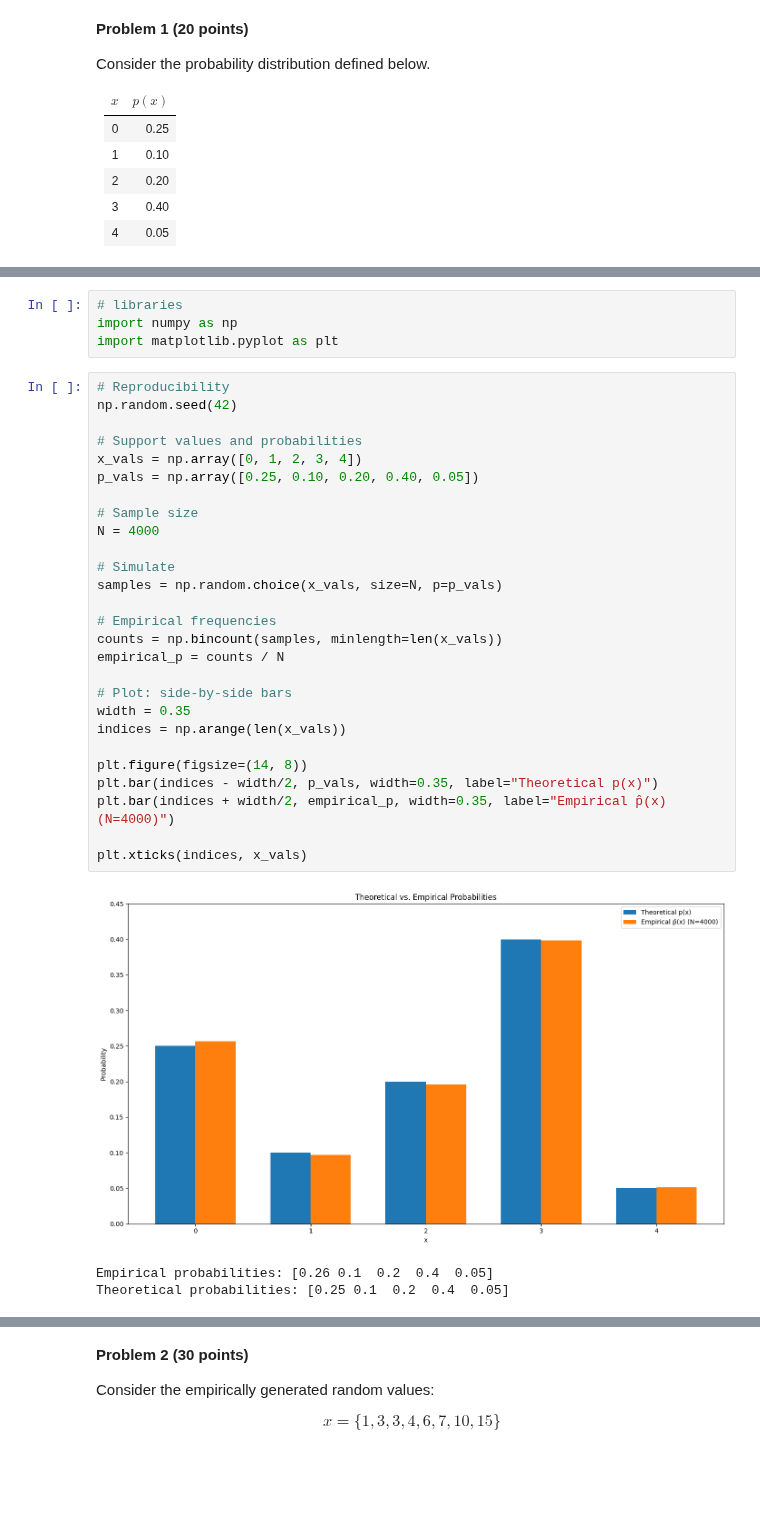
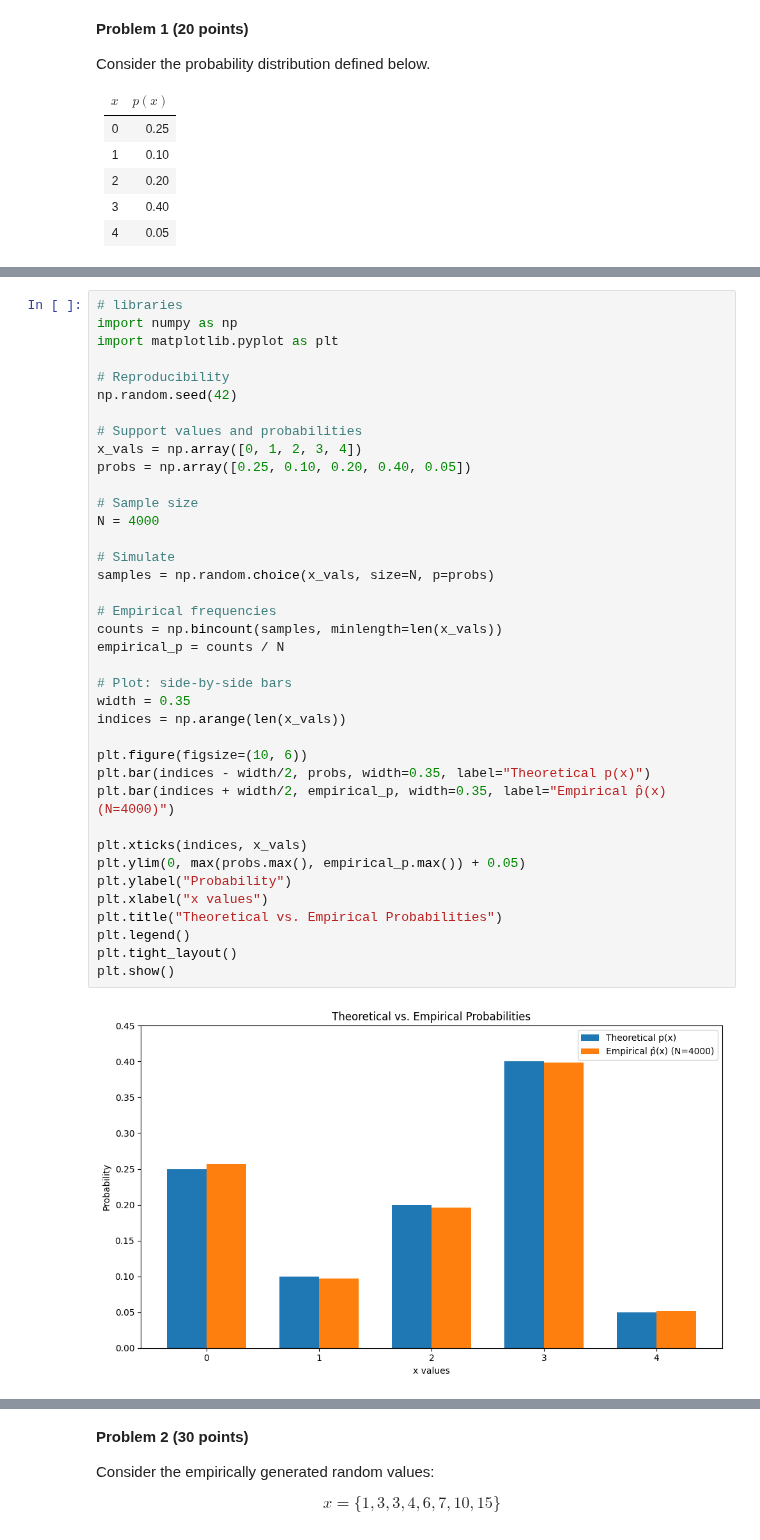
Before and after one commit to saulosgil/Disciplina_Modelagem-e-simula--o-de-sistemas, a Jupyter notebook: exercises/SE03/SE03_SauloGil.ipynb, the cells around one changed output, grey strips where cells are left out. Drawn from its saved outputs; the diff is of its cells as text; blank space fills up the shorter version.

```diff
--- a/exercises/SE03/SE03_SauloGil.ipynb
+++ b/exercises/SE03/SE03_SauloGil.ipynb
@@ -15,35 +17,40 @@ Consider the probability distribution defined below.
-# %%
-# libraries
-import numpy as np
-import matplotlib.pyplot as plt
 # %%
+# libraries
+import numpy as np
+import matplotlib.pyplot as plt
+
 # Reproducibility
 np.random.seed(42)
 
 # Support values and probabilities
 x_vals = np.array([0, 1, 2, 3, 4])
-p_vals = np.array([0.25, 0.10, 0.20, 0.40, 0.05])
+probs = np.array([0.25, 0.10, 0.20, 0.40, 0.05])
 
 # Sample size
 N = 4000
 
 # Simulate
-samples = np.random.choice(x_vals, size=N, p=p_vals)
+samples = np.random.choice(x_vals, size=N, p=probs)
 
 # Empirical frequencies
 counts = np.bincount(samples, minlength=len(x_vals))
 empirical_p = counts / N
 
 # Plot: side-by-side bars
 width = 0.35
 indices = np.arange(len(x_vals))
 
-plt.figure(figsize=(14, 8))
-plt.bar(indices - width/2, p_vals, width=0.35, label="Theoretical p(x)")
+plt.figure(figsize=(10, 6))
+plt.bar(indices - width/2, probs, width=0.35, label="Theoretical p(x)")
 plt.bar(indices + width/2, empirical_p, width=0.35, label="Empirical p̂(x) (N=4000)")
 
 plt.xticks(indices, x_vals)
+plt.ylim(0, max(probs.max(), empirical_p.max()) + 0.05)
+plt.ylabel("Probability")
+plt.xlabel("x values")
+plt.title("Theoretical vs. Empirical Probabilities")
+plt.legend()
+plt.tight_layout()
+plt.show()
 # %% [output]
-[figure, old version]
+[figure, new version]
-Empirical probabilities: [0.26 0.1  0.2  0.4  0.05]
-Theoretical probabilities: [0.25 0.1  0.2  0.4  0.05]
```
Also changed, not shown: parts of 10 cells of this notebook.
